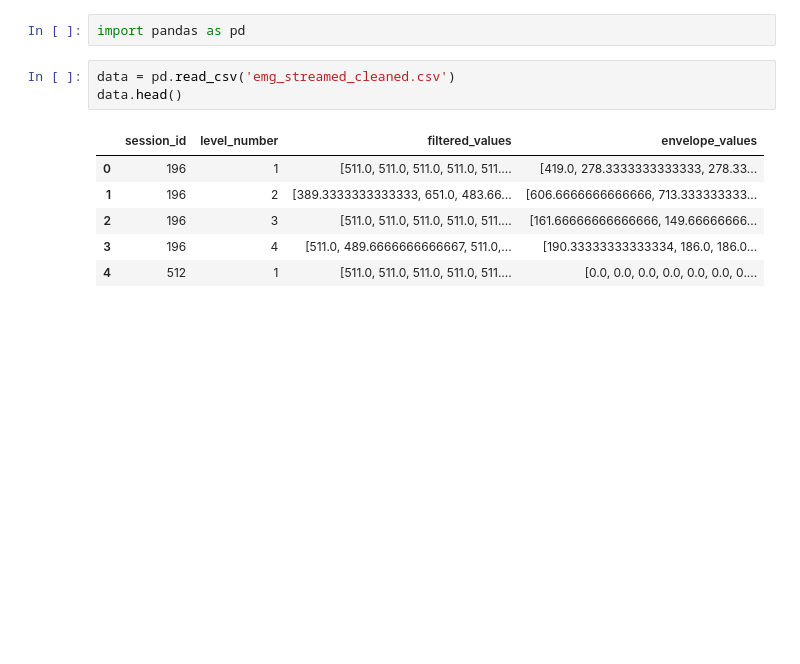
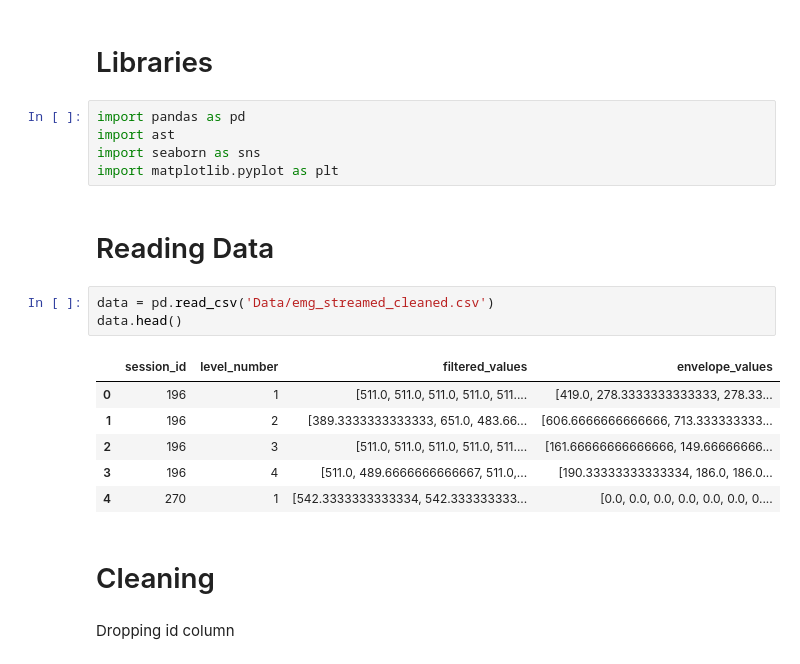
Before and after one commit to Farha-A/emg-work, a Jupyter notebook: eda.ipynb, the cells around one changed output. Cells and saved outputs as stored; diff of their text form; blank space fills up the shorter version.

```diff
--- a/eda.ipynb
+++ b/eda.ipynb
@@ -1,12 +1,23 @@
+# %% [markdown]
+# Libraries
 # %%
 import pandas as pd
+import ast
+import seaborn as sns
+import matplotlib.pyplot as plt
+# %% [markdown]
+# Reading Data
 # %%
-data = pd.read_csv('emg_streamed_cleaned.csv')
+data = pd.read_csv('Data/emg_streamed_cleaned.csv')
 data.head()
 # %% [output]
 |  | session_id | level_number | filtered_values | envelope_values |
 | 0 | 196 | 1 | [511.0, 511.0, 511.0, 511.0, 511.... | [419.0, 278.3333333333333, 278.33... |
 | 1 | 196 | 2 | [389.3333333333333, 651.0, 483.66... | [606.6666666666666, 713.333333333... |
 | 2 | 196 | 3 | [511.0, 511.0, 511.0, 511.0, 511.... | [161.66666666666666, 149.66666666... |
 | 3 | 196 | 4 | [511.0, 489.6666666666667, 511.0,... | [190.33333333333334, 186.0, 186.0... |
-| 4 | 512 | 1 | [511.0, 511.0, 511.0, 511.0, 511.... | [0.0, 0.0, 0.0, 0.0, 0.0, 0.0, 0.... |
+| 4 | 270 | 1 | [542.3333333333334, 542.333333333... | [0.0, 0.0, 0.0, 0.0, 0.0, 0.0, 0.... |
+# %% [markdown]
+# Cleaning
+# %% [markdown]
+Dropping id column
```
Also changed, not shown: parts of 46 cells of this notebook, 2 other files.
